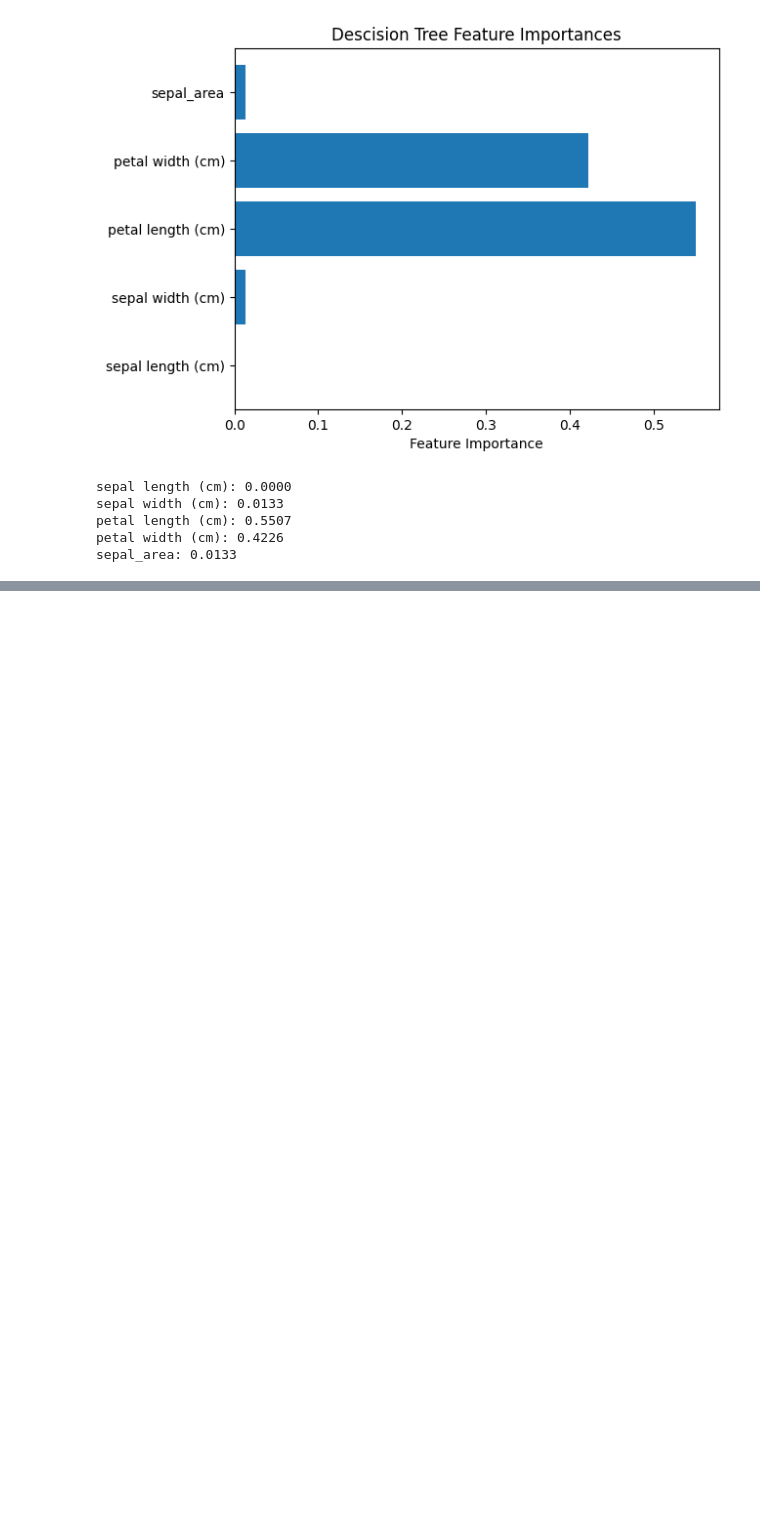
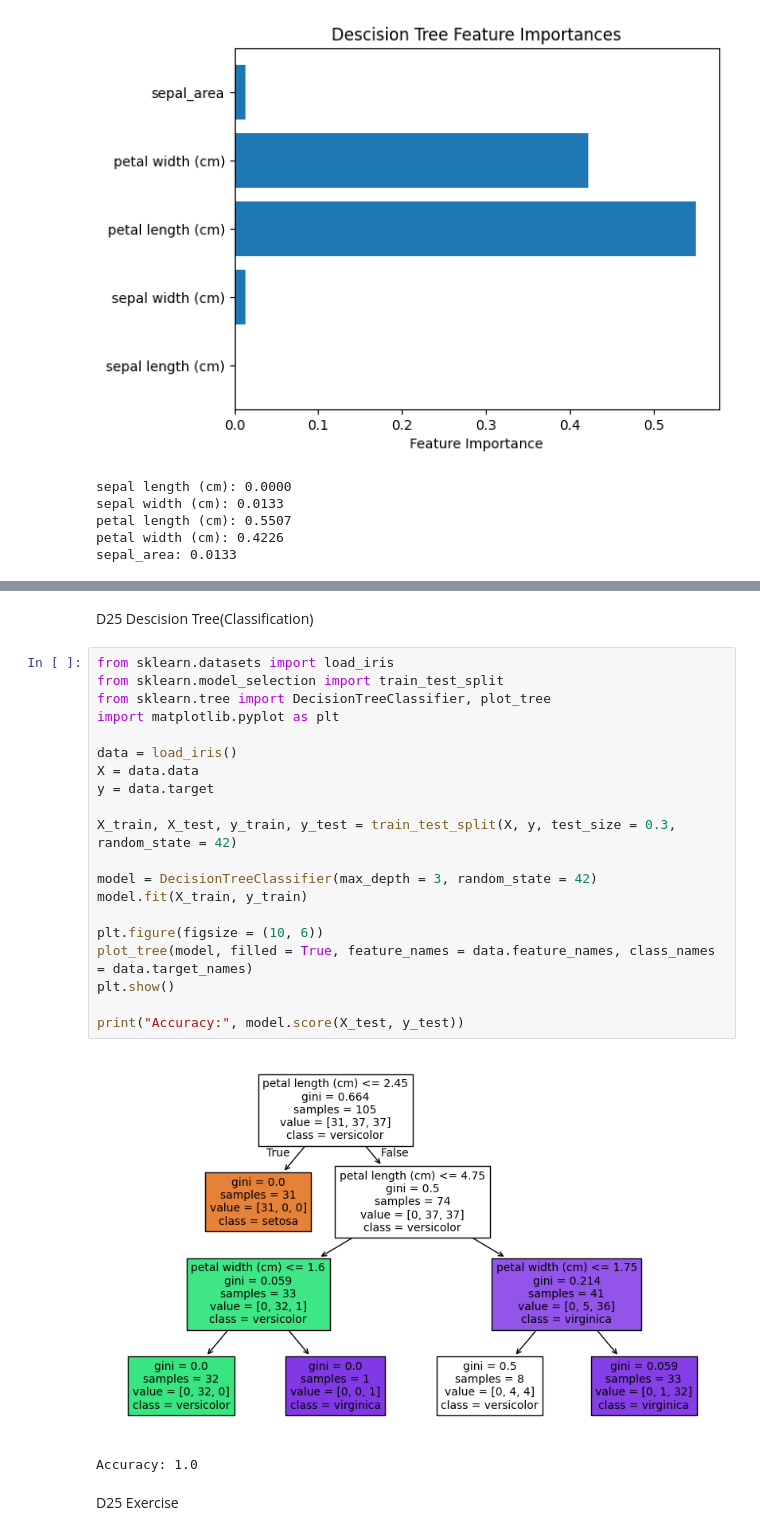
Before and after one commit to CJYJas/SelfLearn_2025, a Jupyter notebook: selflearn.ipynb, the cells around one changed output, grey strips where cells are left out. Saved outputs shown, nothing was run; the diff lists cells and outputs as text; blank space fills up the shorter version.

```diff
--- a/selflearn.ipynb
+++ b/selflearn.ipynb
@@ -531,0 +1021,27 @@ sepal_area: 0.0133
+# %% [markdown]
+D25 Descision Tree(Classification)
+# %%
+from sklearn.datasets import load_iris
+from sklearn.model_selection import train_test_split
+from sklearn.tree import DecisionTreeClassifier, plot_tree
+import matplotlib.pyplot as plt
+
+data = load_iris()
+X = data.data
+y = data.target
+
+X_train, X_test, y_train, y_test = train_test_split(X, y, test_size = 0.3, random_state = 42)
+
+model = DecisionTreeClassifier(max_depth = 3, random_state = 42)
+model.fit(X_train, y_train)
+
+plt.figure(figsize = (10, 6))
+plot_tree(model, filled = True, feature_names = data.feature_names, class_names = data.target_names)
+plt.show()
+
+print("Accuracy:", model.score(X_test, y_test))
+# %% [output]
+[figure, added]
+Accuracy: 1.0
+# %% [markdown]
+D25 Exercise
```
Also changed, not shown: parts of 34 cells of this notebook.
